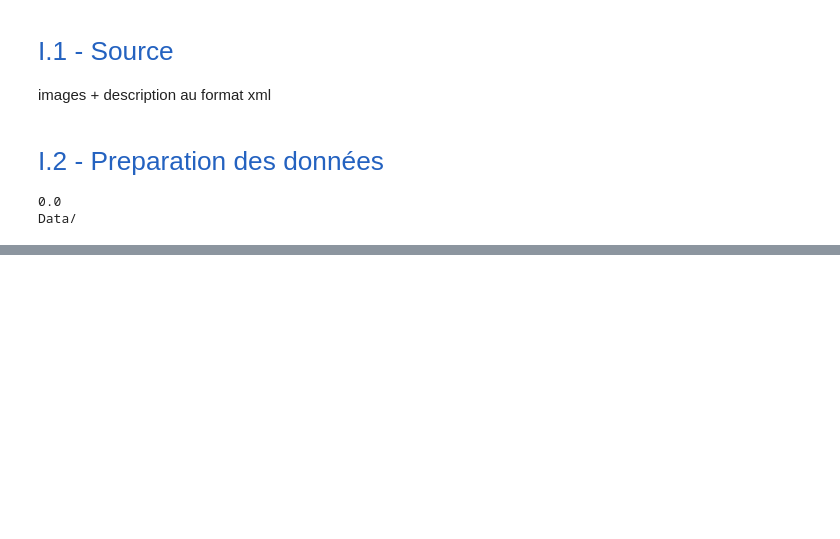
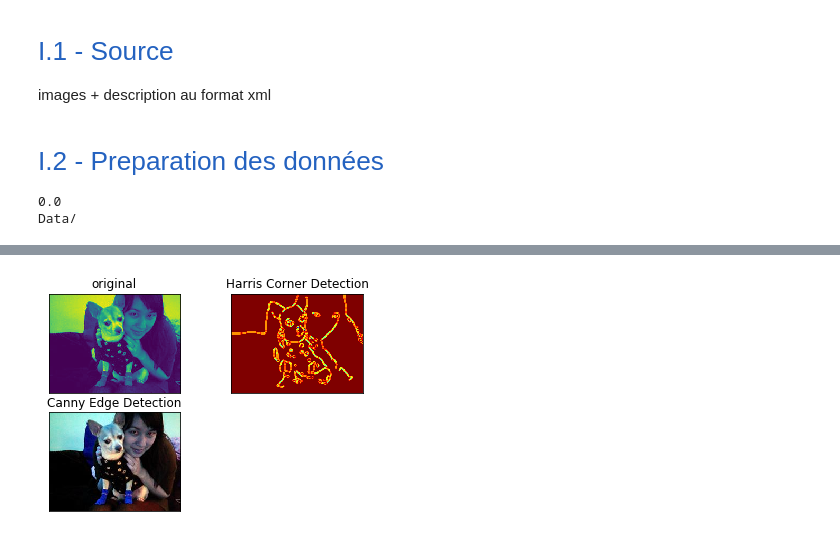
Before and after one commit to EricJacquesPro/AutomaticImageIndexing, a Jupyter notebook: WorkingNotebook.ipynb, the cells around one changed output, grey strips where cells are left out. Cells and saved outputs as stored; diff of their text form; code cells hidden in the pictures; blank space fills up the shorter version.

```diff
--- a/WorkingNotebook.ipynb
+++ b/WorkingNotebook.ipynb
@@ -43,0 +59,18 @@ automaticImageIndexing.preprocessing()
+# %%
+#try stefen harris algorythm
+#imgage path=r'C:\Users\naru_\OneDrive\Documents\openclassroom\P7 traitement image\images\n02085620-Chihuahua\n02085620_7.jpg'
+
+original, image_cornered, corners, corners2 = automaticImageIndexing.stefen_harris(
+    image_path=r'C:\Users\naru_\OneDrive\Documents\openclassroom\P7 traitement image\images\n02085620-Chihuahua\n02085620_7.jpg'
+)
+
+plt.subplot(221),plt.imshow(image)
+plt.title('original'), plt.xticks([]), plt.yticks([])
+plt.subplot(222), plt.imshow(corners ,cmap = 'jet')
+plt.title('Harris Corner Detection'), plt.xticks([]), plt.yticks([])
+plt.subplot(223),plt.imshow(image_cornered,cmap = 'gray')
+plt.title('Canny Edge Detection'), plt.xticks([]), plt.yticks([])
+
+plt.show()
+# %% [output]
+[figure, added]
```
Also changed, not shown: parts of 3 cells of this notebook, 2 other files.
